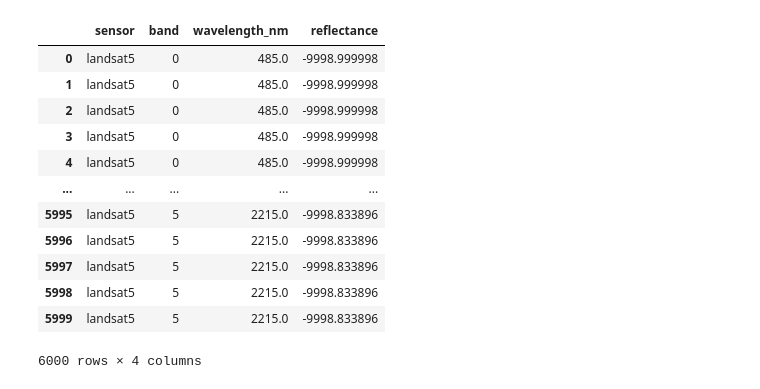
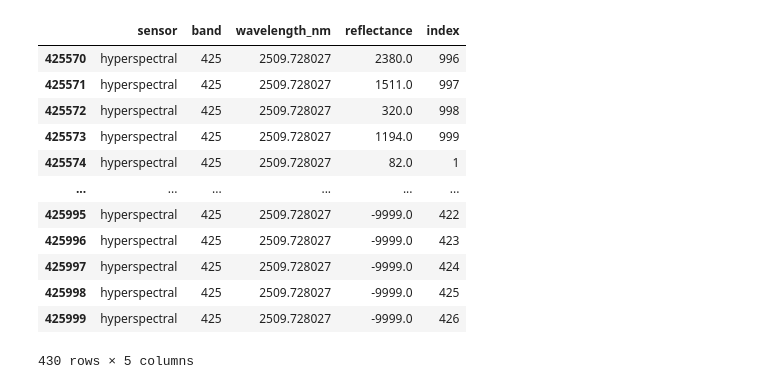
Before and after one commit to earthlab/cross-sensor-cal, a Jupyter notebook: plot_resample.ipynb, the cells around one changed output. Saved outputs shown, nothing was run; the diff lists cells and outputs as text; code cells hidden in the pictures.

```diff
--- a/plot_resample.ipynb
+++ b/plot_resample.ipynb
@@ -2,6 +2,8 @@
 import hytools as ht
 import matplotlib.pyplot as plt
 import numpy as np
+
+pd.set_option("display.max_rows", 20, "display.max_columns", 10)
 # %%
 import hytools as ht
 import numpy as np
@@ -142,50 +164,26 @@ if data is not None:
-# %%
-def access_or_prepare_data(results, index):
-    keys = list(results.keys())
-    if index < 0 or index >= len(keys):
-        print("Index out of range")
-        return None
-
-    first_key = keys[index]
-    spectral_data = results[first_key]['spectral_data']
-    wavelengths = results[first_key]['wavelengths']
-
-    if index < 4:
-        df_spectral_data = pd.DataFrame(spectral_data, columns=wavelengths.astype(str))
-        long_df = pd.melt(df_spectral_data, var_name="wavelength_nm", value_name="reflectance")
-        waves = pd.DataFrame(wavelengths, columns=["wavelength_nm"])
-        waves['band'] = range(len(waves))
-        long_df["wavelength_nm"] = pd.to_numeric(long_df["wavelength_nm"])
-        merged_data = pd.merge(long_df, waves, on='wavelength_nm')
-        # Add a label column to the merged data
-        first_key = keys[index].replace("export/resample_", "")  # Modified here to remove "export/"
-        merged_data['sensor'] = first_key
-        merged_data = merged_data.reindex(columns=['sensor', 'band', 'wavelength_nm', 'reflectance'])
-        return merged_data
-    else:
-        merged_data = prepare_spectral_data(spectral_data, wavelengths)
-        # Add a label column to the merged data
-        first_key = keys[index].replace("export/", "")  # Modified here to remove "export/"
-        merged_data['sensor'] = first_key
-        merged_data = merged_data.reindex(columns=['sensor', 'band', 'wavelength_nm', 'reflectance'])
-        return merged_data
 # %%
 # Replace 'results' with your actual dictionary variable
-prepared_or_accessed_data = access_or_prepare_data(results, 0)
+prepared_or_accessed_data = access_or_prepare_data(results, 4)
+prepared_or_accessed_data = pd.DataFrame(prepared_or_accessed_data)
+length = len(prepared_or_accessed_data)
+sequence = np.arange(1, 1000)  # Creates an array [1, 2, ..., 999]
+repeated_sequence = np.resize(sequence, length)  # Resize the sequence to match the DataFrame's length
+
+prepared_or_accessed_data['index'] = repeated_sequence  # Add the column to your DataFrame
 
 # Now, 'prepared_or_accessed_data' contains the data you need
-prepared_or_accessed_data
+prepared_or_accessed_data.tail(430)
 # %% [output]
-|  | sensor | band | wavelength_nm | reflectance |
-| 0 | landsat5 | 0 | 485.0 | -9998.999998 |
-| 1 | landsat5 | 0 | 485.0 | -9998.999998 |
-| 2 | landsat5 | 0 | 485.0 | -9998.999998 |
-| 3 | landsat5 | 0 | 485.0 | -9998.999998 |
-| 4 | landsat5 | 0 | 485.0 | -9998.999998 |
-| ... | ... | ... | ... | ... |
-| 5995 | landsat5 | 5 | 2215.0 | -9998.833896 |
-| 5996 | landsat5 | 5 | 2215.0 | -9998.833896 |
-| 5997 | landsat5 | 5 | 2215.0 | -9998.833896 |
-| 5998 | landsat5 | 5 | 2215.0 | -9998.833896 |
-| 5999 | landsat5 | 5 | 2215.0 | -9998.833896 |
+|  | sensor | band | wavelength_nm | reflectance | index |
+| 425570 | hyperspectral | 425 | 2509.728027 | 2380.0 | 996 |
+| 425571 | hyperspectral | 425 | 2509.728027 | 1511.0 | 997 |
+| 425572 | hyperspectral | 425 | 2509.728027 | 320.0 | 998 |
+| 425573 | hyperspectral | 425 | 2509.728027 | 1194.0 | 999 |
+| 425574 | hyperspectral | 425 | 2509.728027 | 82.0 | 1 |
+| ... | ... | ... | ... | ... | ... |
+| 425995 | hyperspectral | 425 | 2509.728027 | -9999.0 | 422 |
+| 425996 | hyperspectral | 425 | 2509.728027 | -9999.0 | 423 |
+| 425997 | hyperspectral | 425 | 2509.728027 | -9999.0 | 424 |
+| 425998 | hyperspectral | 425 | 2509.728027 | -9999.0 | 425 |
+| 425999 | hyperspectral | 425 | 2509.728027 | -9999.0 | 426 |
-6000 rows × 4 columns
+430 rows × 5 columns
```
Also changed, not shown: parts of 23 cells of this notebook.
